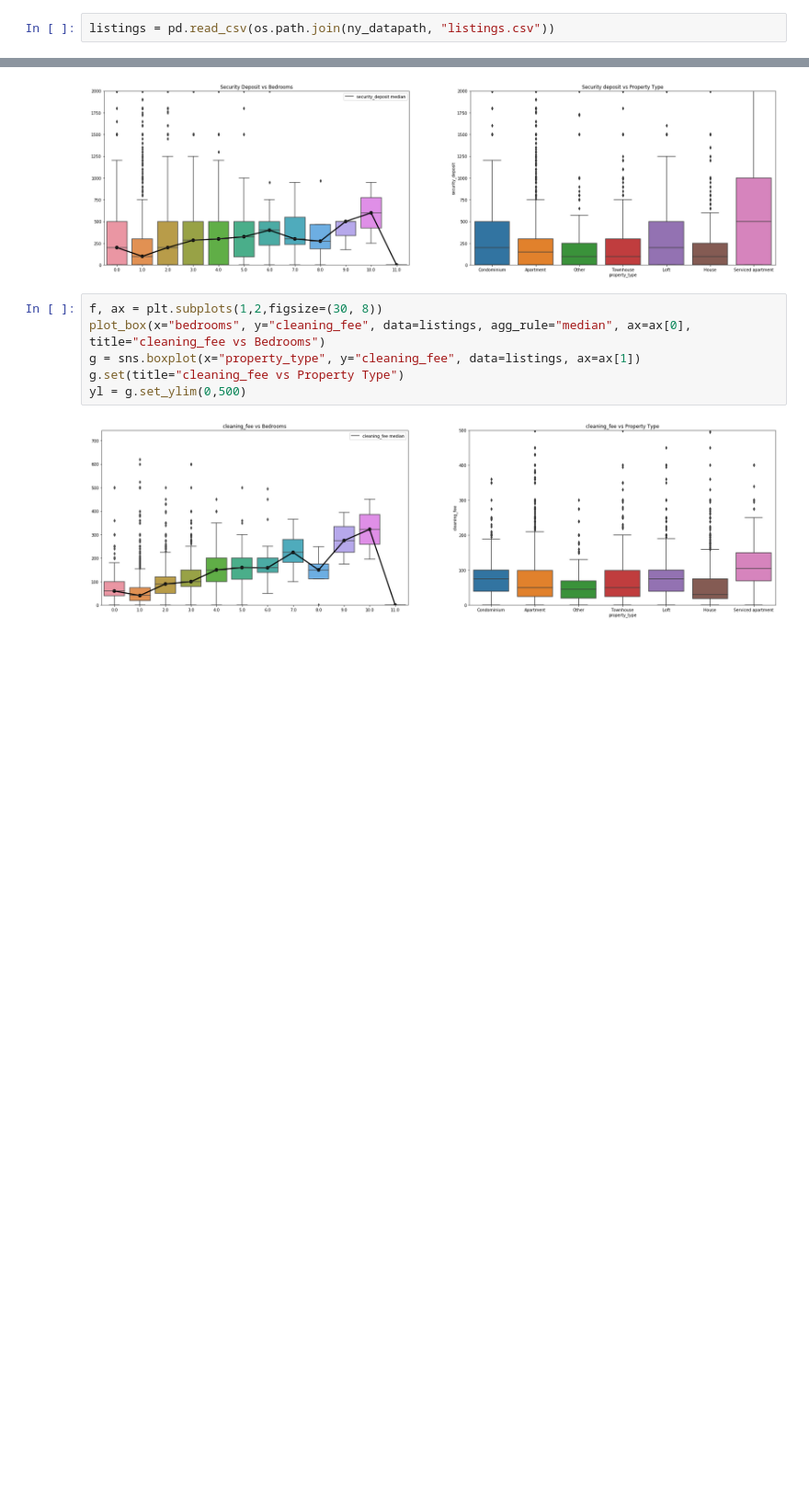
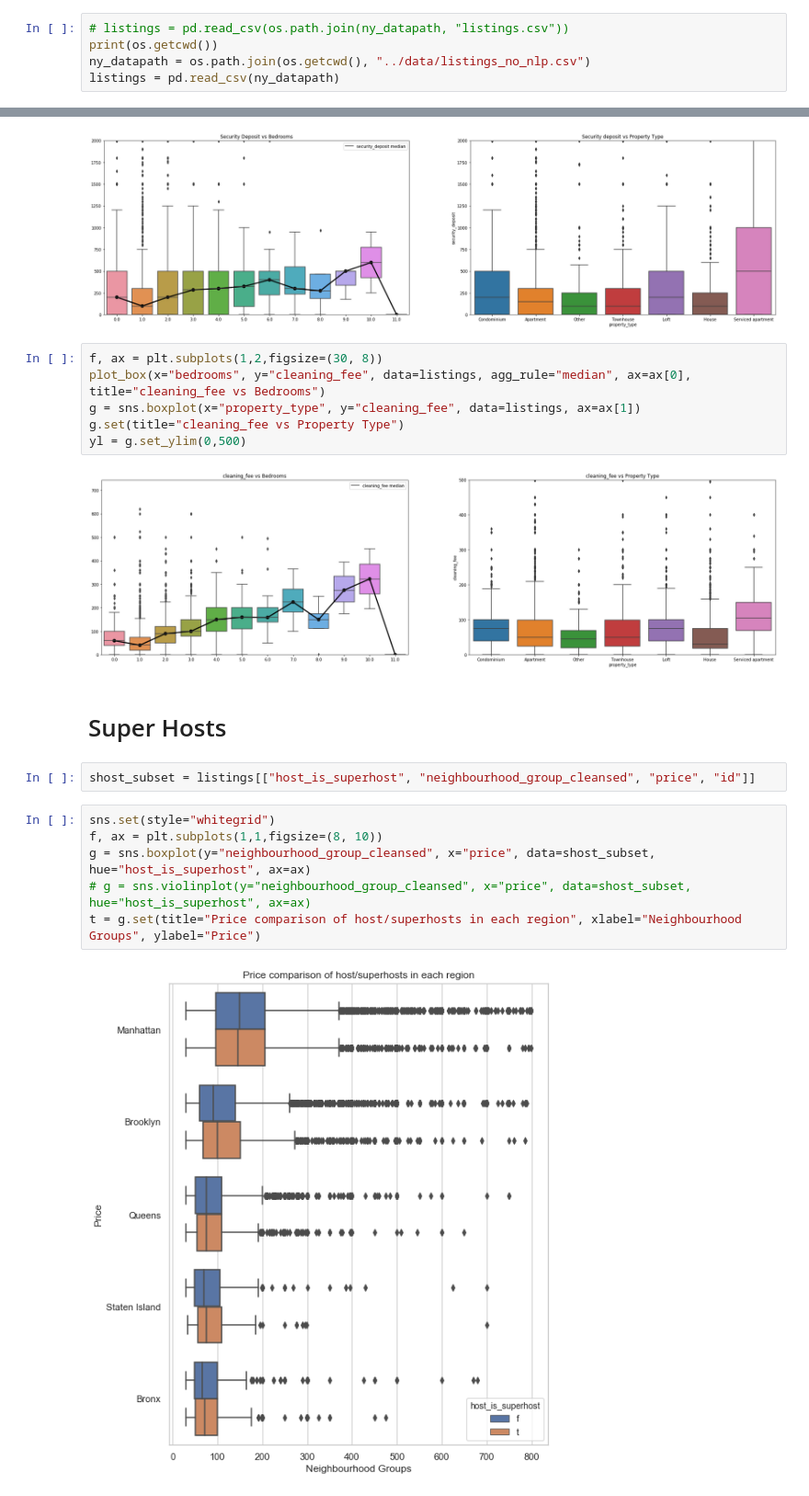
Before and after one commit to principal-miners/listings, a Jupyter notebook: ssh/EDA and validation.ipynb, the cells around one changed output, grey strips where cells are left out. Shown at 92% size. Cells and saved outputs as stored; diff of their text form; blank space fills up the shorter version.

Commit message:
Working on redoing box plots

```diff
--- a/ssh/EDA and validation.ipynb
+++ b/ssh/EDA and validation.ipynb
@@ -55,2 +32,5 @@ os.listdir(ny_datapath)
 # %%
-listings = pd.read_csv(os.path.join(ny_datapath, "listings.csv"))
+# listings = pd.read_csv(os.path.join(ny_datapath, "listings.csv"))
+print(os.getcwd())
+ny_datapath = os.path.join(os.getcwd(), "../data/listings_no_nlp.csv")
+listings = pd.read_csv(ny_datapath)
@@ -295,3 +277,15 @@ g.set(title="cleaning_fee vs Property Type")
 yl = g.set_ylim(0,500)
 # %% [output]
 [figure]
+# %% [markdown]
+# Super Hosts
+# %%
+shost_subset = listings[["host_is_superhost", "neighbourhood_group_cleansed", "price", "id"]]
+# %%
+sns.set(style="whitegrid")
+f, ax = plt.subplots(1,1,figsize=(8, 10))
+g = sns.boxplot(y="neighbourhood_group_cleansed", x="price", data=shost_subset, hue="host_is_superhost", ax=ax)
+# g = sns.violinplot(y="neighbourhood_group_cleansed", x="price", data=shost_subset, hue="host_is_superhost", ax=ax)
+t = g.set(title="Price comparison of host/superhosts in each region", xlabel="Neighbourhood Groups", ylabel="Price")
+# %% [output]
+[figure, added]
```
Also changed, not shown: parts of 4 cells of this notebook, 2 other files.
